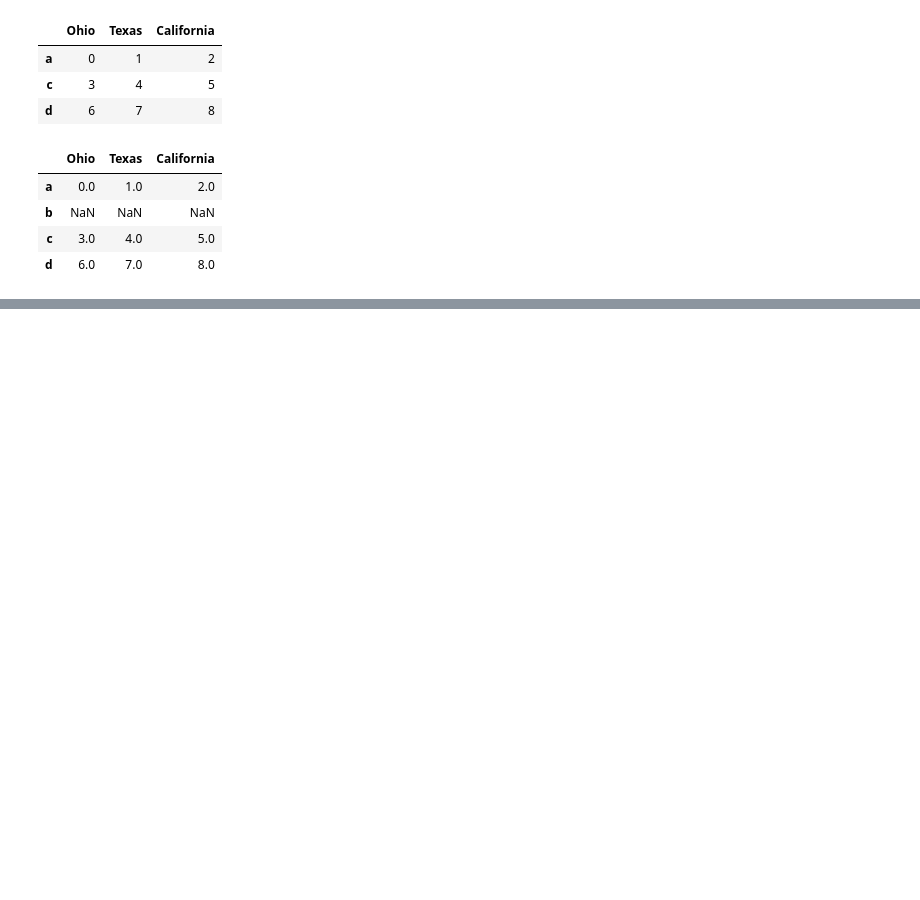
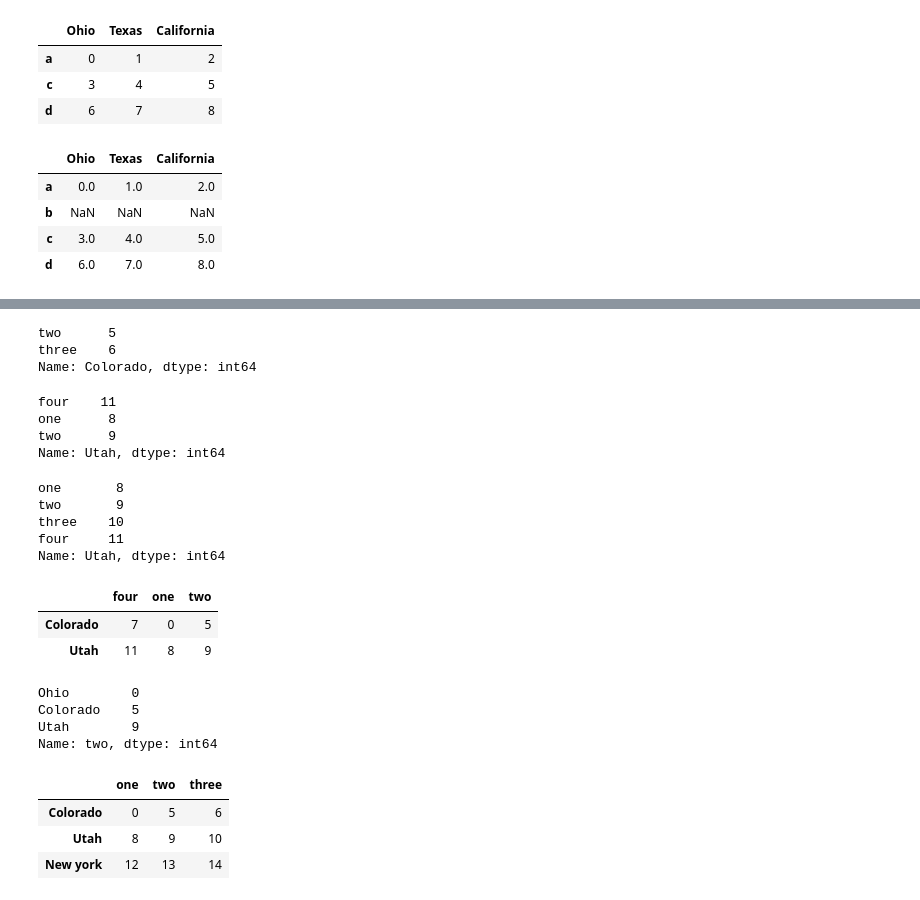
Before and after one commit to saliveja/pandas_study, a Jupyter notebook: python_for_data_analysis.ipynb, the cells around one changed output, grey strips where cells are left out. Saved outputs shown, nothing was run; the diff lists cells and outputs as text; code cells hidden in the pictures; blank space fills up the shorter version.

Commit message:
selection with loc and iloc

```diff
--- a/python_for_data_analysis.ipynb
+++ b/python_for_data_analysis.ipynb
@@ -734,0 +735,54 @@ data
+# %%
+data.loc['Colorado', ['two', 'three']]
+# returns 'Colorado' value for columns 'two' and 'three'
+# %% [output]
+two      5
+three    6
+Name: Colorado, dtype: int64
+# %%
+data.iloc[2, [3, 0, 1]]
+# '2' is index rows which i 'Utah'
+# '3', '0', '1' is the index number is the value and the order in which they will be returned
+# the column names will return as index name in this cade ie. 'four'
+# %% [output]
+four    11
+one      8
+two      9
+Name: Utah, dtype: int64
+# %%
+data.iloc[2]
+# if only the index row is specified then index will return as 'name'
+# column name will return as index names for rows
+# the values will be returned in order specified in the variable 'data'
+# %% [output]
+one       8
+two       9
+three    10
+four     11
+Name: Utah, dtype: int64
+# %%
+data.iloc[[1, 2], [3, 0, 1]]
+# [1, 2] is index position for row index
+# [3, 0, 1] is the index position for the columns and also the order in which they will be returned
+# %% [output]
+|  | four | one | two |
+| Colorado | 7 | 0 | 5 |
+| Utah | 11 | 8 | 9 |
+# %%
+data.loc[:'Utah', 'two']
+# row index names will be returned until 'Utah'
+# the values return are included in column 'two'
+# %% [output]
+Ohio        0
+Colorado    5
+Utah        9
+Name: two, dtype: int64
+# %%
+data.iloc[:, :3][data.three > 5]
+# [:, :3] is returning the three first columns
+# [data.three > 5] returns the three first rows with values
+# %% [output]
+|  | one | two | three |
+| Colorado | 0 | 5 | 6 |
+| Utah | 8 | 9 | 10 |
+| New york | 12 | 13 | 14 |
```
Also changed, not shown: parts of 66 cells of this notebook.
